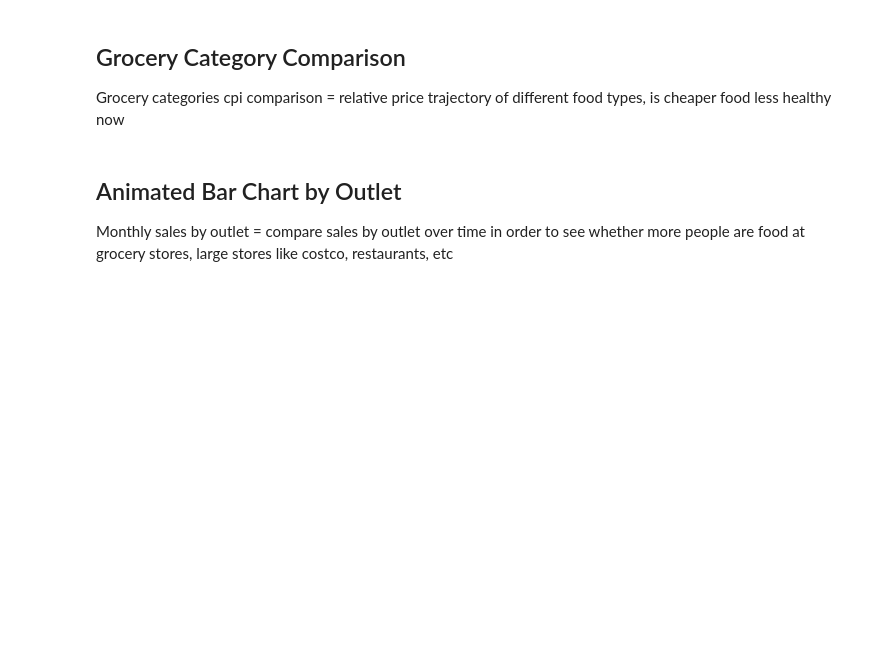
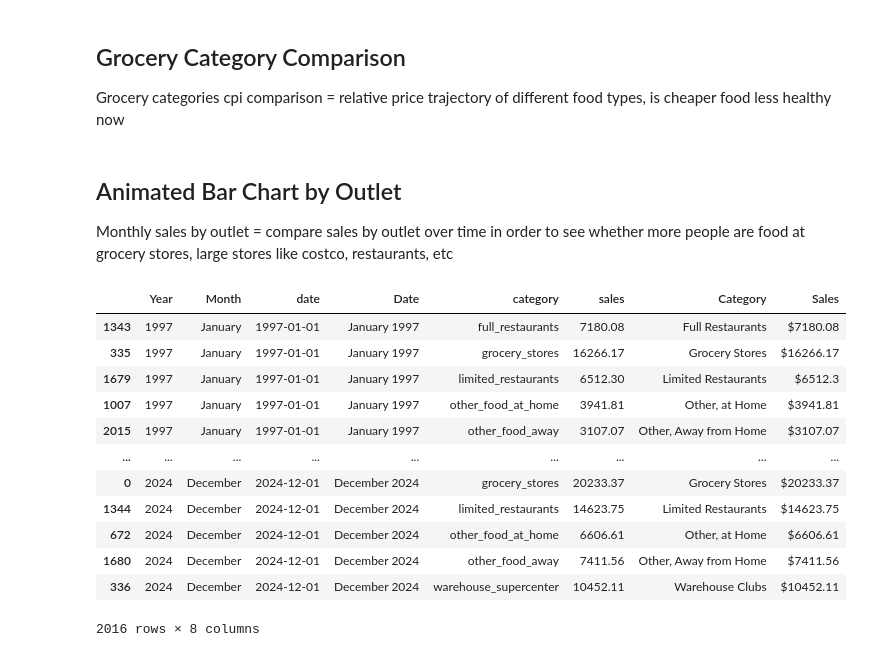
Before and after one commit to rvt9bx/dsan-scholarship-project, a Jupyter notebook: scripts/viz.ipynb, the cells around one changed output. Saved outputs shown, nothing was run; the diff lists cells and outputs as text; code cells hidden in the pictures; blank space fills up the shorter version.

```diff
--- a/scripts/viz.ipynb
+++ b/scripts/viz.ipynb
@@ -644,7 +623,10 @@ sales_by_outlet_clean = sales_by_outlet[['Year',
                                    'Other food-at-home sales (millions of constant U.S. dollars (1988=100))',
                                    'Food sales at full-service restaurants (millions of constant U.S. dollars (1988=100))',
                                    'Food sales at limited-service restaurant (millions of constant U.S. dollars (1988=100))',
-                                   'Other food-away-from-home sales (millions of constant U.S. dollars (1988=100))']]
+                                   'Other food-away-from-home sales (millions of constant U.S. dollars (1988=100))',
+                                   'Total food-at-home sales (millions of constant U.S. dollars (1988=100))',
+                                   'Total food-away-from-home sales (millions of constant U.S. dollars (1988=100))',
+                                   'Total food sales (millions of constant U.S. dollars (1988=100))']]
 
 # rename columns
 sales_by_outlet_clean = sales_by_outlet_clean.rename(columns = {
@@ -654,18 +636,18 @@ sales_by_outlet_clean = sales_by_outlet_clean.rename(columns = {
     'Food sales at full-service restaurants (millions of constant U.S. dollars (1988=100))': 'full_restaurants',
     'Food sales at limited-service restaurant (millions of constant U.S. dollars (1988=100))': 'limited_restaurants',
     'Other food-away-from-home sales (millions of constant U.S. dollars (1988=100))': 'other_food_away',
-    # 'Total food-at-home sales (millions of constant U.S. dollars (1988=100))': 'total_food_at_home',
-    # 'Total food-away-from-home sales (millions of constant U.S. dollars (1988=100))': 'total_food_away',
-    # 'Total food sales (millions of constant U.S. dollars (1988=100))': 'total_overall'
+    'Total food-at-home sales (millions of constant U.S. dollars (1988=100))': 'total_food_at_home',
+    'Total food-away-from-home sales (millions of constant U.S. dollars (1988=100))': 'total_food_away',
+    'Total food sales (millions of constant U.S. dollars (1988=100))': 'total_overall'
 })
 
 # combine year and month into date column
 sales_by_outlet_clean['date'] = pd.to_datetime(sales_by_outlet_clean['Month'] + ' ' + sales_by_outlet_clean['Year'].astype(str), format='%B %Y')
-sales_by_outlet_clean['month_year'] = sales_by_outlet_clean['date'].dt.strftime('%B %Y')
+sales_by_outlet_clean['Date '] = sales_by_outlet_clean['date'].dt.strftime('%B %Y')
 
 # convert to long format
 sales_by_outlet_long = sales_by_outlet_clean.melt(
-    id_vars=['Year', 'Month', 'date', 'month_year'],
+    id_vars=['Year', 'Month', 'date', 'Date '],
     value_vars=[
         'grocery_stores',
         'warehouse_supercenter',
@@ -686,6 +668,33 @@ sales_by_outlet_long['sales'] = sales_by_outlet_long['sales'].astype(str).str.re
 
 # sort values
 sales_by_outlet_long = sales_by_outlet_long.sort_values(by=['date','category'])
+
+# add columns for hover data
+sales_by_outlet_long['Category '] = sales_by_outlet_long['category'].map({
+    'grocery_stores': ' Grocery Stores',
+    'warehouse_supercenter': ' Warehouse Clubs',
+    'other_food_at_home': ' Other, at Home',
+    'full_restaurants': ' Full Restaurants',
+    'limited_restaurants': ' Limited Restaurants',
+    'other_food_away': ' Other, Away from Home',
+})
+sales_by_outlet_long['Sales '] = ' $'+sales_by_outlet_long['sales'].round(2).astype(str)
+# %%
+sales_by_outlet_long
+# %% [output]
+|  | Year | Month | date | Date | category | sales | Category | Sales |
+| 1343 | 1997 | January | 1997-01-01 | January 1997 | full_restaurants | 7180.08 | Full Restaurants | $7180.08 |
+| 335 | 1997 | January | 1997-01-01 | January 1997 | grocery_stores | 16266.17 | Grocery Stores | $16266.17 |
+| 1679 | 1997 | January | 1997-01-01 | January 1997 | limited_restaurants | 6512.30 | Limited Restaurants | $6512.3 |
+| 1007 | 1997 | January | 1997-01-01 | January 1997 | other_food_at_home | 3941.81 | Other, at Home | $3941.81 |
+| 2015 | 1997 | January | 1997-01-01 | January 1997 | other_food_away | 3107.07 | Other, Away from Home | $3107.07 |
+| ... | ... | ... | ... | ... | ... | ... | ... | ... |
+| 0 | 2024 | December | 2024-12-01 | December 2024 | grocery_stores | 20233.37 | Grocery Stores | $20233.37 |
+| 1344 | 2024 | December | 2024-12-01 | December 2024 | limited_restaurants | 14623.75 | Limited Restaurants | $14623.75 |
+| 672 | 2024 | December | 2024-12-01 | December 2024 | other_food_at_home | 6606.61 | Other, at Home | $6606.61 |
+| 1680 | 2024 | December | 2024-12-01 | December 2024 | other_food_away | 7411.56 | Other, Away from Home | $7411.56 |
+| 336 | 2024 | December | 2024-12-01 | December 2024 | warehouse_supercenter | 10452.11 | Warehouse Clubs | $10452.11 |
+2016 rows × 8 columns
 # %%
 # make plot
 
```
Also changed, not shown: parts of 16 cells of this notebook, 28 other files.
